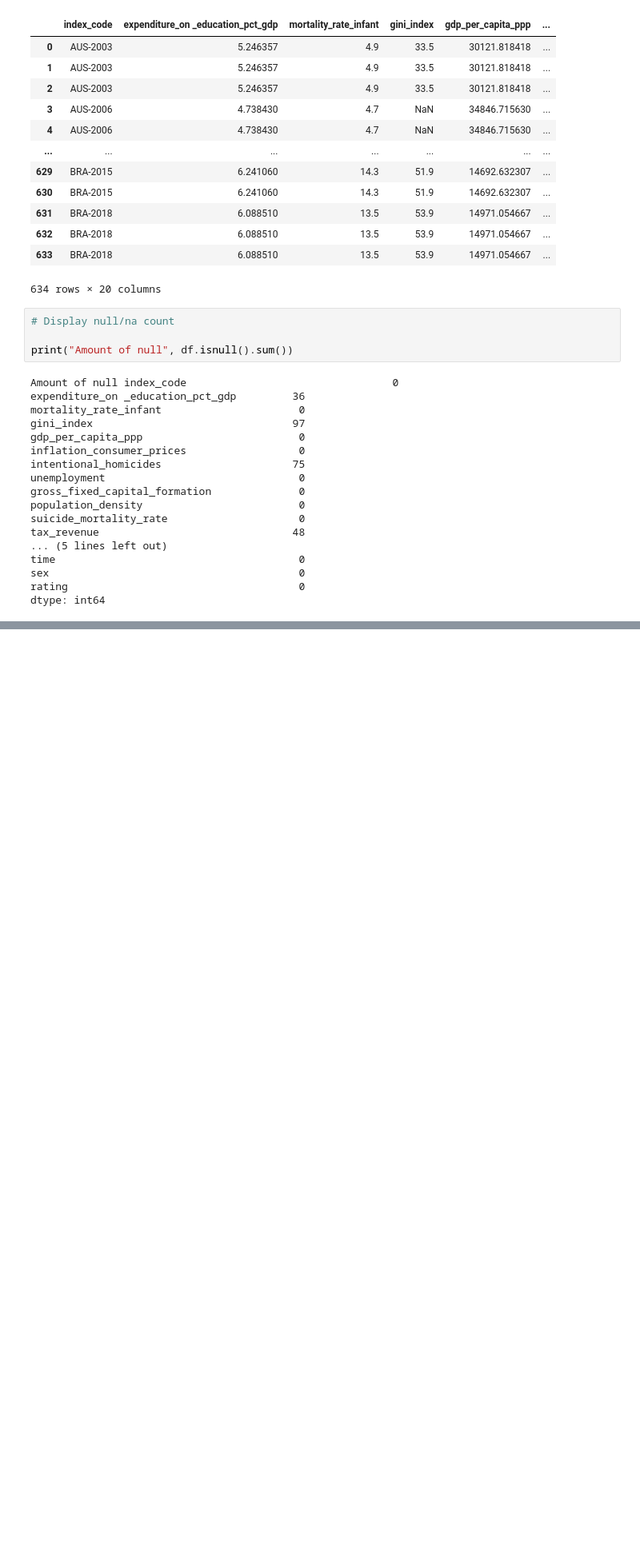
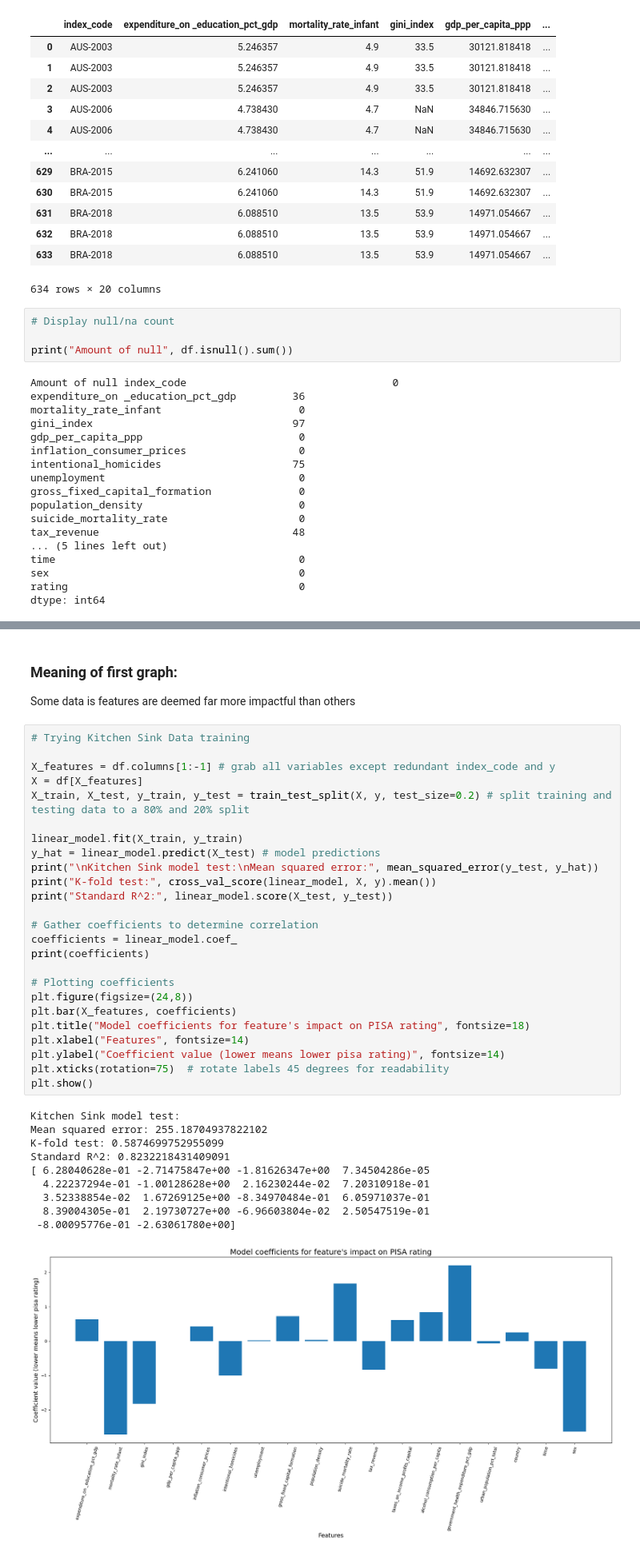
Before and after one commit to lin-howie/csci1090-final-project, a Jupyter notebook: data.ipynb, the cells around one changed output, grey strips where cells are left out. Shown at 80% size. Drawn from its saved outputs; the diff is of its cells as text; blank space fills up the shorter version.

```diff
--- a/data.ipynb
+++ b/data.ipynb
@@ -211,0 +213,40 @@ plt.show()
+# %% [markdown]
+### Meaning of first graph:
+
+Some data is features are deemed far more impactful than others
+# %%
+# Trying Kitchen Sink Data training
+
+X_features = df.columns[1:-1] # grab all variables except redundant index_code and y
+X = df[X_features]
+X_train, X_test, y_train, y_test = train_test_split(X, y, test_size=0.2) # split training and testing data to a 80% and 20% split
+
+linear_model.fit(X_train, y_train)
+y_hat = linear_model.predict(X_test) # model predictions
+print("\nKitchen Sink model test:\nMean squared error:", mean_squared_error(y_test, y_hat))
+print("K-fold test:", cross_val_score(linear_model, X, y).mean())
+print("Standard R^2:", linear_model.score(X_test, y_test))
+
+# Gather coefficients to determine correlation
+coefficients = linear_model.coef_
+print(coefficients)
+
+# Plotting coefficients
+plt.figure(figsize=(24,8))
+plt.bar(X_features, coefficients)
+plt.title("Model coefficients for feature's impact on PISA rating", fontsize=18)
+plt.xlabel("Features", fontsize=14)
+plt.ylabel("Coefficient value (lower means lower pisa rating)", fontsize=14)
+plt.xticks(rotation=75)  # rotate labels 45 degrees for readability
+plt.show()
+# %% [output]
+Kitchen Sink model test:
+Mean squared error: 255.18704937822102
+K-fold test: 0.5874699752955099
+Standard R^2: 0.8232218431409091
+[ 6.28040628e-01 -2.71475847e+00 -1.81626347e+00  7.34504286e-05
+  4.22237294e-01 -1.00128628e+00  2.16230244e-02  7.20310918e-01
+  3.52338854e-02  1.67269125e+00 -8.34970484e-01  6.05971037e-01
+  8.39004305e-01  2.19730727e+00 -6.96603804e-02  2.50547519e-01
+ -8.00095776e-01 -2.63061780e+00]
+[figure, added]
```
Also changed, not shown: parts of 12 cells of this notebook, 2 other files.
